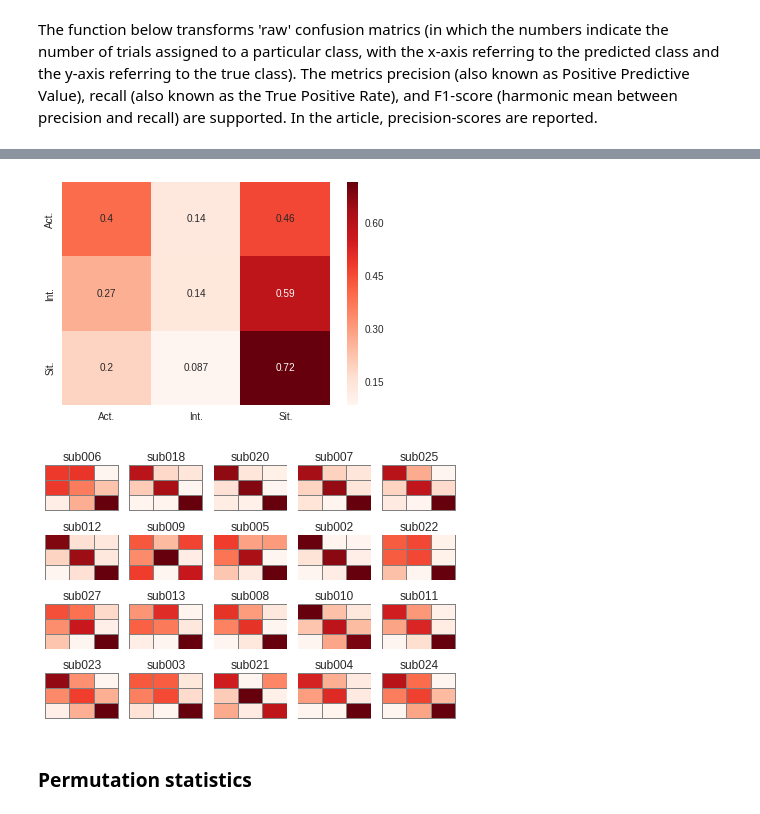
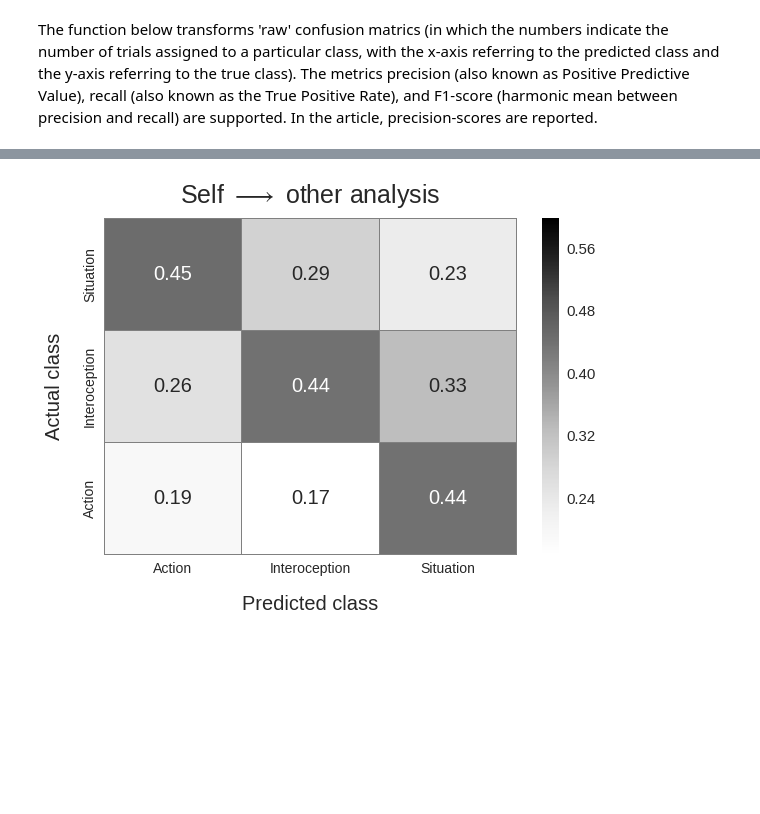
Before and after one commit to lukassnoek/DecodingEmotions, a Jupyter notebook: Analyses/statistics/statistics_main_analysis.ipynb, the cells around one changed output, grey strips where cells are left out. Cells and saved outputs as stored; diff of their text form; code cells hidden in the pictures; blank space fills up the shorter version.

```diff
--- a/Analyses/statistics/statistics_main_analysis.ipynb
+++ b/Analyses/statistics/statistics_main_analysis.ipynb
@@ -77,0 +78,13 @@ pmat = np.array([np.round(stats.t.sf(np.abs(tt), n-1)*2, 3) for tt in tmat])
+# %%
+# Loading in permutation confusion matrices
+s_perm_dir = '/media/lukas/data/DecodingEmotions/Validation_set/glm_zinnen/permutation_results/'
+s_dirs = glob.glob(op.join(s_perm_dir, 'perm_*'))
+n = s_confmat.shape[0]
+
+s_perm_mats = np.zeros((len(s_dirs), n, 3, 3))
+
+for i, d in enumerate(s_dirs):
+    mats = glob.glob(op.join(d, '*confmat.npy'))
+
+    for ii, m in enumerate(mats):
+        s_perm_mats[i, ii, :, :] = compute_score_confmat(np.load(m))
@@ -82,25 +106,5 @@ other_files = glob.glob(op.join(other_dir, '*.pickle'))
 o_confmat = np.zeros((len(other_files), 3, 3))
 for i, f in enumerate(other_files):
     tmp = cPickle.load(open(f)).conf_mat
-    o_confmat[i, :, :] = compute_score_confmat(tmp, metric='recall')
+    o_confmat[i, :, :] = compute_score_confmat(tmp, metric='precision')
 o_confmat[np.isnan(o_confmat)] = 0
-# %%
-labels = ['Act.', 'Int.', 'Sit.']
-o_av_cm = o_confmat.mean(axis=0)
-hm = sns.heatmap(o_av_cm, cmap=plt.cm.Reds, annot=True, xticklabels=labels, yticklabels=labels,
-            linewidths=0, linecolor='grey')
-
-hm.figure.savefig('cross_confmat.png')
-# %% [output]
-[figure, removed]
-# %%
-plt.subplots(4, 5)
-for i in range(n):
-    plt.subplot(4, 5, i+1)
-    sns.heatmap(s_confmat[i,:,:], cmap=plt.cm.Reds, cbar=False,
-                linewidths=.1, linecolor='grey',
-                xticklabels=False, yticklabels=False)
-    plt.title(op.basename(self_files[i]).split('_')[0])
-plt.tight_layout()
-# %% [output]
-[figure, removed]
@@ -111,3 +111,17 @@ pmat = np.array([np.round(stats.t.sf(np.abs(tt), n-1)*2, 3) for tt in tmat])
-# %% [markdown]
-### Permutation statistics
+# %%
+o_av_cm = o_confmat.mean(axis=0)
+plt.figure(figsize=(8,6))
+ax = sns.heatmap(o_av_cm, cmap=plt.cm.Greys, annot=True,
+                 linewidths=0.1, linecolor='grey', vmax=.6, cbar=True, annot_kws={'fontsize': 20})
+cax = plt.gcf().axes[-1]
+cax.tick_params(labelsize=15)
+plt.xticks(np.arange(3)+0.5, labels, fontsize=14)
+plt.yticks(np.arange(3)+0.5, labels, fontsize=14)
+plt.xlabel('Predicted class', fontsize=20, labelpad=19)
+plt.ylabel('Actual class', fontsize=20, labelpad=19)
+plt.title('Self $\longrightarrow$ other analysis', fontsize=25, y=1.03)
+plt.tight_layout(pad=0.1)
+plt.savefig(op.join(plot_dir, 'cross_confmat.png'))
+# %% [output]
+[figure, added]
 # %%
```
Also changed, not shown: parts of 25 cells of this notebook, 4 other files.
